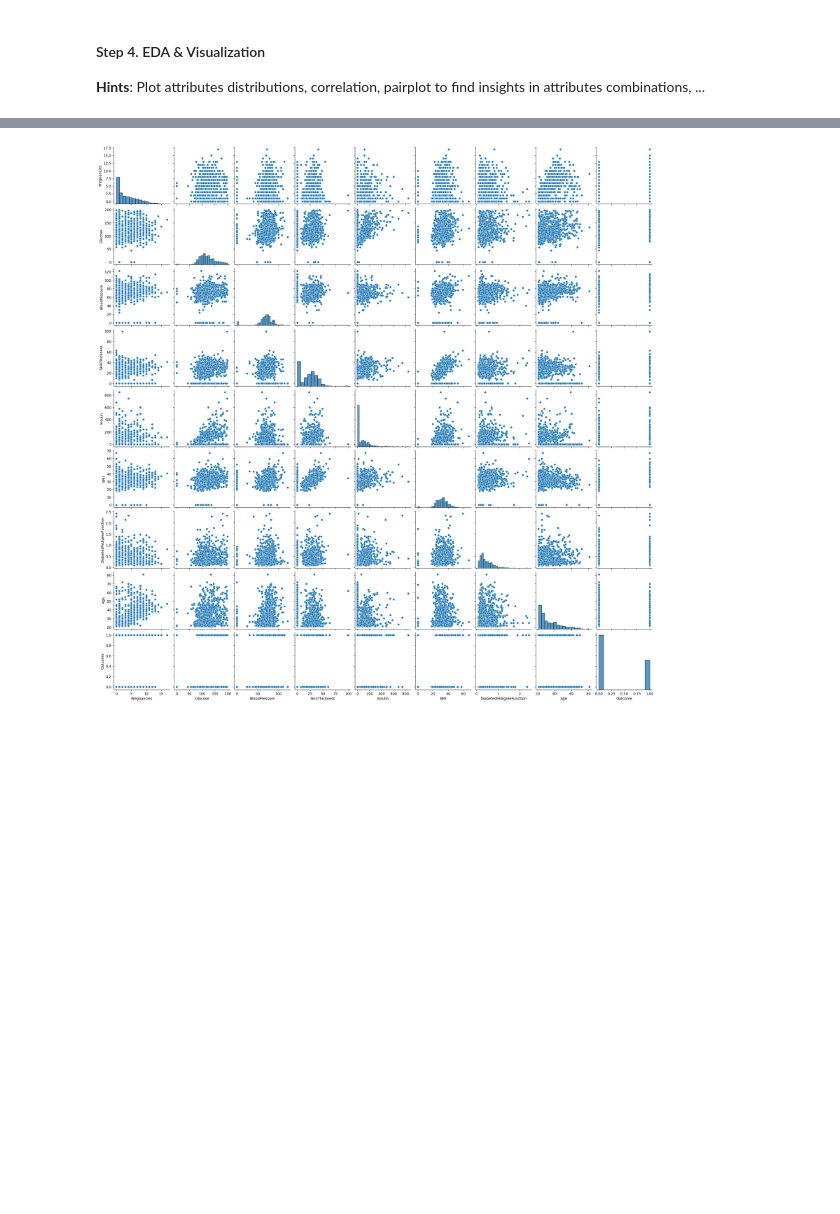
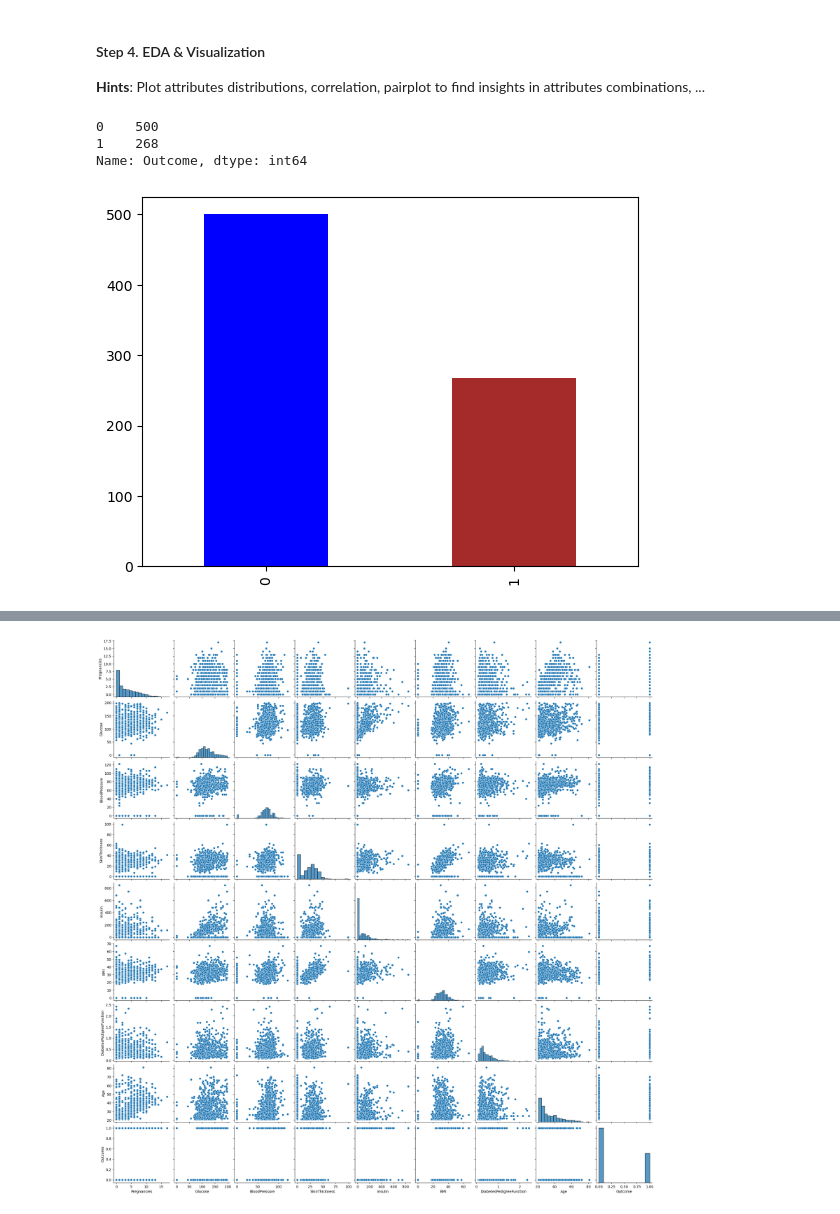
Before and after one commit to honghanhh/mci_python_33a8_l1, a Jupyter notebook: Live Slides/Live Lecture 10/Pha_Capstone Project.ipynb, the cells around one changed output, grey strips where cells are left out. Saved outputs shown, nothing was run; the diff lists cells and outputs as text; code cells hidden in the pictures; blank space fills up the shorter version.

```diff
--- a/Live Slides/Live Lecture 10/Pha_Capstone Project.ipynb
+++ b/Live Slides/Live Lecture 10/Pha_Capstone Project.ipynb
@@ -299,3 +308,15 @@ dtype: int64
 # %% [markdown]
 #### Step 4. EDA & Visualization
 **Hints**: Plot attributes distributions, correlation, pairplot to find insights in attributes combinations, ...
+# %%
+Outcome = pima.Outcome.value_counts()
+Outcome
+# %% [output]
+0    500
+1    268
+Name: Outcome, dtype: int64
+# %%
+Outcome.plot(kind = 'bar', color = ['blue', 'brown'] )
+plt.show()
+# %% [output]
+[figure, added]
```
Also changed, not shown: parts of 18 cells of this notebook, 1 other file.
